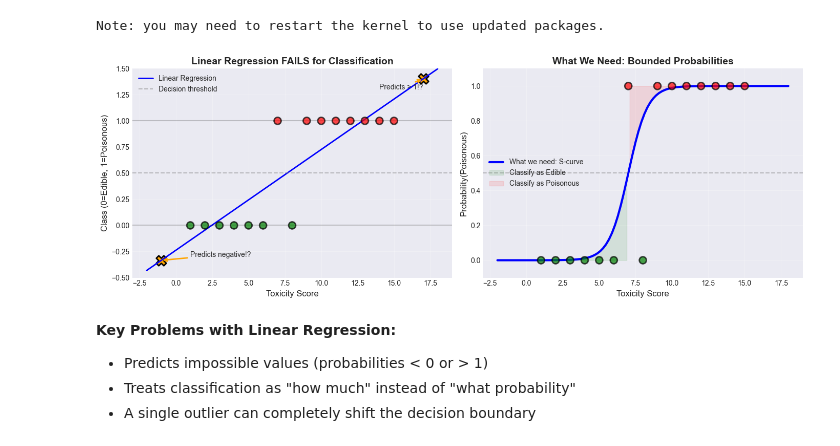
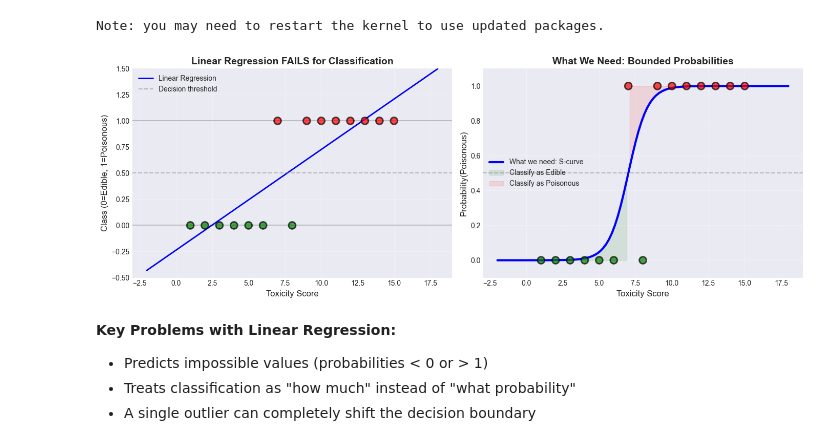
Before and after one commit to sibi26/learn-ml-by-building, a Jupyter notebook: Lecture 5 Probabilistic Classification/05-ProbClass.ipynb, the cells around one changed output. Drawn from its saved outputs; the diff is of its cells as text; code cells hidden in the pictures.

```diff
--- a/Lecture 5 Probabilistic Classification/05-ProbClass.ipynb
+++ b/Lecture 5 Probabilistic Classification/05-ProbClass.ipynb
@@ -86,45 +86,45 @@ ax1.axhline(y=0, color='black', linestyle='-', alpha=0.2)
 ax1.axhline(y=1, color='black', linestyle='-', alpha=0.2)
 
 # Highlight problematic predictions
-ax1.scatter([-1, 17], lin_reg.predict([[-1], [17]]), s=200, c='orange',
-           marker='X', edgecolor='black', linewidth=2)
-ax1.annotate('Predicts negative!?', xy=(-1, lin_reg.predict([[-1]])[0]),
-            xytext=(1, -0.3), arrowprops=dict(arrowstyle='->', color='orange', lw=2))
-ax1.annotate('Predicts > 1!?', xy=(17, lin_reg.predict([[17]])[0]),
-            xytext=(14, 1.3), arrowprops=dict(arrowstyle='->', color='orange', lw=2))
+# ax1.scatter([-1, 17], lin_reg.predict([[-1], [17]]), s=200, c='orange',
+#            marker='X', edgecolor='black', linewidth=2)
+# ax1.annotate('Predicts negative!?', xy=(-1, lin_reg.predict([[-1]])[0]),
+#             xytext=(1, -0.3), arrowprops=dict(arrowstyle='->', color='orange', lw=2))
+# ax1.annotate('Predicts > 1!?', xy=(17, lin_reg.predict([[17]])[0]),
+#             xytext=(14, 1.3), arrowprops=dict(arrowstyle='->', color='orange', lw=2))
 
 ax1.set_xlabel('Toxicity Score', fontsize=12)
 ax1.set_ylabel('Class (0=Edible, 1=Poisonous)', fontsize=12)
 ax1.set_title('Linear Regression FAILS for Classification', fontsize=14, fontweight='bold')
 ax1.set_ylim(-0.5, 1.5)
 ax1.legend()
 ax1.grid(True, alpha=0.3)
 
 # Right: What we actually need
 ax2.scatter(X_toy, y_toy, s=100, c=['green' if y==0 else 'red' for y in y_toy],
             edgecolor='black', linewidth=2, alpha=0.7, zorder=5)
 
 # Sigmoid curve (approximate)
 z = (X_plot.squeeze() - 7) * 1.5
 y_sigmoid = 1 / (1 + np.exp(-z))
 ax2.plot(X_plot, y_sigmoid, 'b-', linewidth=3, label='What we need: S-curve')
 ax2.axhline(y=0.5, color='gray', linestyle='--', alpha=0.5)
 ax2.fill_between(X_plot.squeeze(), 0, y_sigmoid, where=(y_sigmoid<0.5),
                   color='green', alpha=0.1, label='Classify as Edible')
 ax2.fill_between(X_plot.squeeze(), y_sigmoid, 1, where=(y_sigmoid>=0.5),
                   color='red', alpha=0.1, label='Classify as Poisonous')
 
 ax2.set_xlabel('Toxicity Score', fontsize=12)
 ax2.set_ylabel('Probability(Poisonous)', fontsize=12)
 ax2.set_title('What We Need: Bounded Probabilities', fontsize=14, fontweight='bold')
 ax2.set_ylim(-0.1, 1.1)
 ax2.legend(loc='center left')
 ax2.grid(True, alpha=0.3)
 
 plt.tight_layout()
 plt.show()
 # %% [output]
-[figure, old version]
+[figure, new version]
 # %% [markdown]
 **Key Problems with Linear Regression:**
 - Predicts impossible values (probabilities < 0 or > 1)
```
Also changed, not shown: parts of 15 cells of this notebook.
